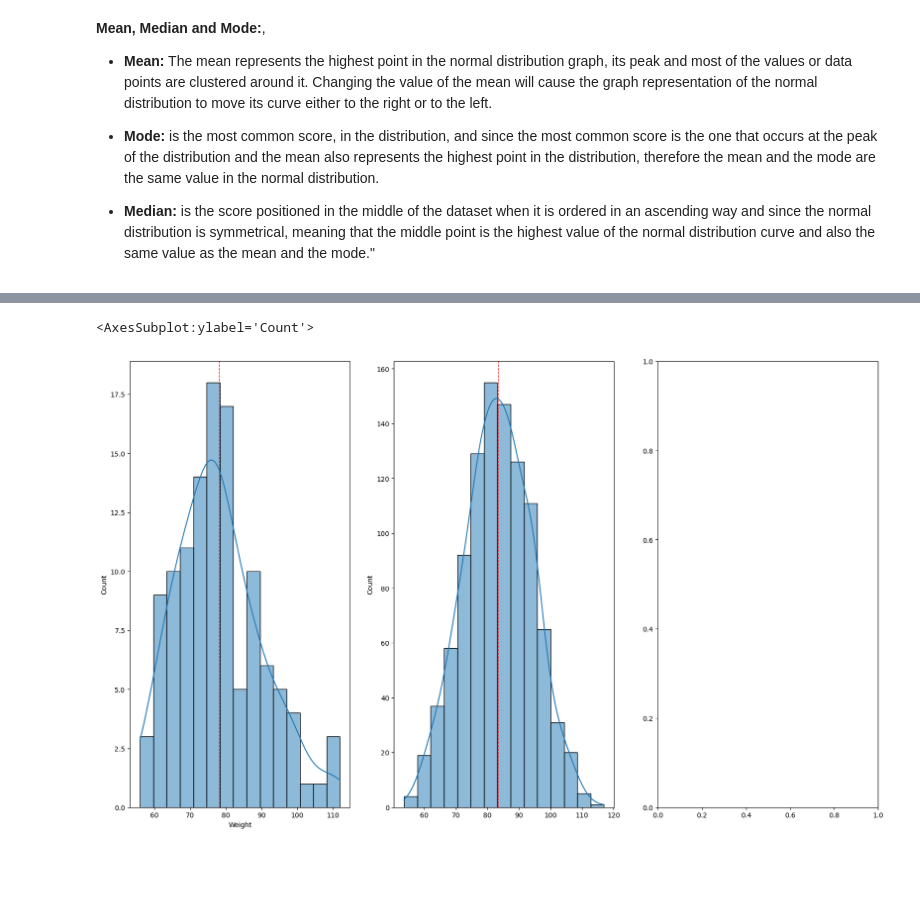
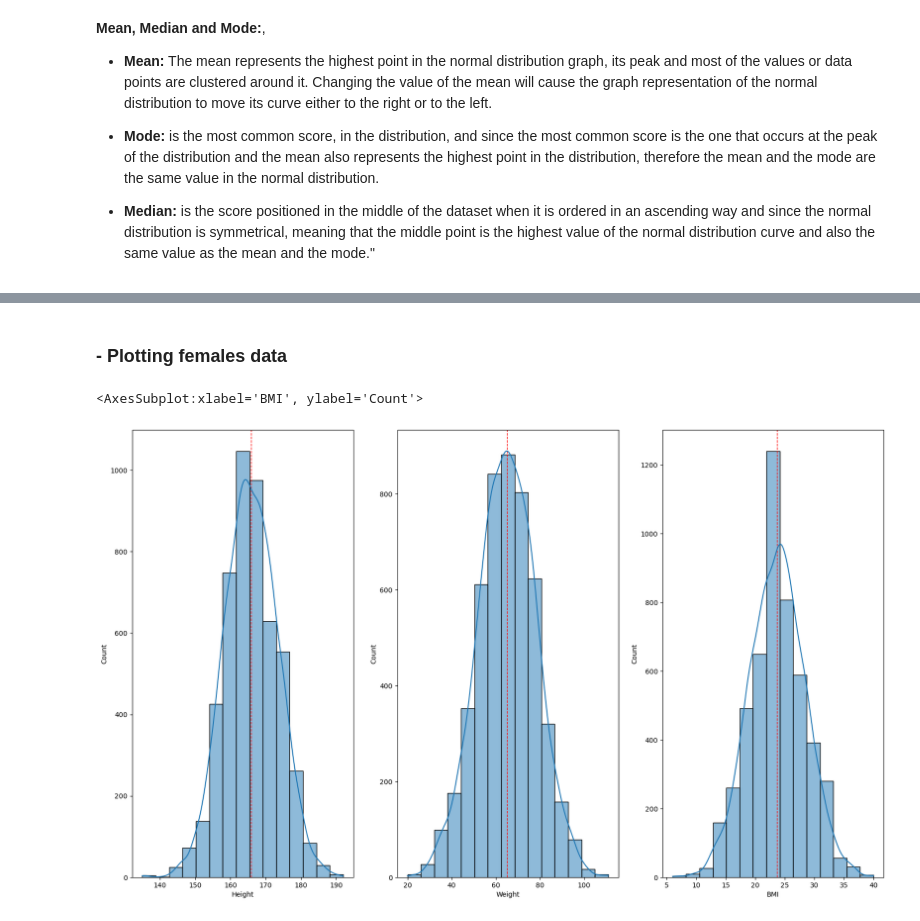
Before and after one commit to ReRiva/PfDA-Assignment, a Jupyter notebook: ProgfDA_Project.ipynb, the cells around one changed output, grey strips where cells are left out. Drawn from its saved outputs; the diff is of its cells as text; code cells hidden in the pictures; blank space fills up the shorter version.

```diff
--- a/ProgfDA_Project.ipynb
+++ b/ProgfDA_Project.ipynb
@@ -375,0 +401,19 @@ m_normal_height = rng.normal(loc=178.379145, scale=7.0, size=117)
+# %%
+#Simulating values for males height, weight and BMI
+female = ['Female']
+female=np.random.choice(female, size)
+
+f_normal_height = rng.normal(loc=h_mean_females, scale=h_std_females, size=size)
+
+f_normal_weight = rng.normal(loc=w_mean_females, scale=w_std_females, size=size)
+
+f_normal_bmi = rng.normal(loc=bmi_mean_females, scale=bmi_std_females, size=size)
+# %%
+#Populating the female df with the simulated Data
+df_female = pd.DataFrame(columns=['Gender', 'Height','Weight', 'BMI'])
+df_female['Gender'] = female
+df_female['Height'] = f_normal_height
+df_female['Weight'] = f_normal_weight
+df_female['BMI'] = f_normal_bmi
+df_female = df_female.round(0)
+df_female
@@ -402,17 +497,0 @@ m_simulated_weight = stats.skewnorm.rvs(w_skew_males, loc=w_mean_males, scale=w_
-# %%
-fig, axs = plt.subplots(figsize=(20, 12), ncols=3)
-
-# Original data
-axs[0].axvline(males['Weight'].mean(), color='r', linestyle='dashed', linewidth=1)
-sns.histplot(kde=True, data=males['Weight'], ax=axs[0], bins = 15)
-
-#Simulated Skewed data
-axs[1].axvline(m_simulated_weight.mean(), color='r', linestyle='dashed', linewidth=1)
-sns.histplot(kde=True, data=m_simulated_weight, ax=axs[1], bins = 15)
-
-# Normal Distribuition Zero Skew
-#axs[2].axvline(m_normal_weight.mean(), color='r', linestyle='dashed', linewidth=1)
-#sns.histplot(kde=True, data=m_normal_weight, ax=axs[2], bins = 10)
-# %% [output]
-<AxesSubplot:ylabel='Count'>
-[figure, removed]
@@ -434,0 +498,19 @@ sns.histplot(kde=True, data=m_simulated_weight, ax=axs[1], bins = 10)
+# %% [markdown]
+### - Plotting  females data
+# %%
+fig, axs = plt.subplots(figsize=(20, 12), ncols=3)
+
+# Females Height Plot
+axs[0].axvline(df_female['Height'].mean(), color='r', linestyle='dashed', linewidth=1)
+sns.histplot(kde=True, data=df_female['Height'], ax=axs[0], bins = 15)
+
+# Females Weight Plot
+axs[1].axvline(df_female['Weight'].mean(), color='r', linestyle='dashed', linewidth=1)
+sns.histplot(kde=True, data=df_female['Weight'], ax=axs[1], bins = 15)
+
+# Females BMI Plot
+axs[2].axvline(df_female['BMI'].mean(), color='r', linestyle='dashed', linewidth=1)
+sns.histplot(kde=True, data=df_female['BMI'], ax=axs[2], bins = 15)
+# %% [output]
+<AxesSubplot:xlabel='BMI', ylabel='Count'>
+[figure, added]
```
Also changed, not shown: parts of 38 cells of this notebook, 2 other files.
